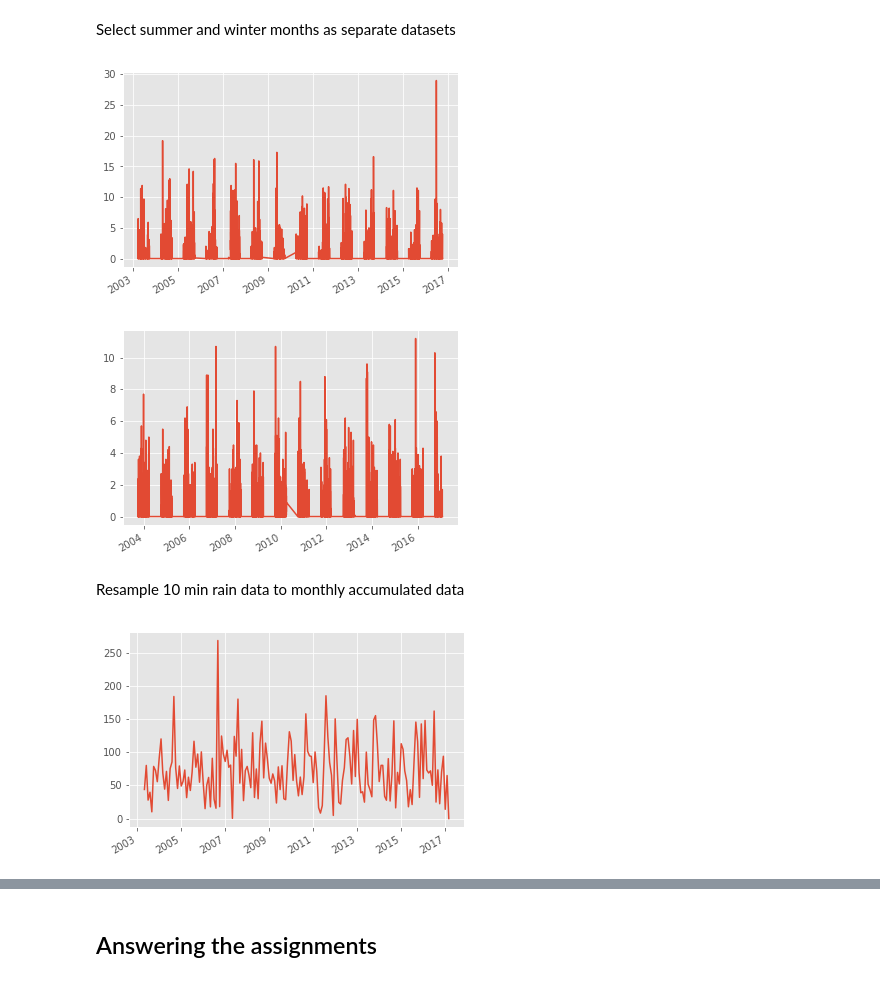
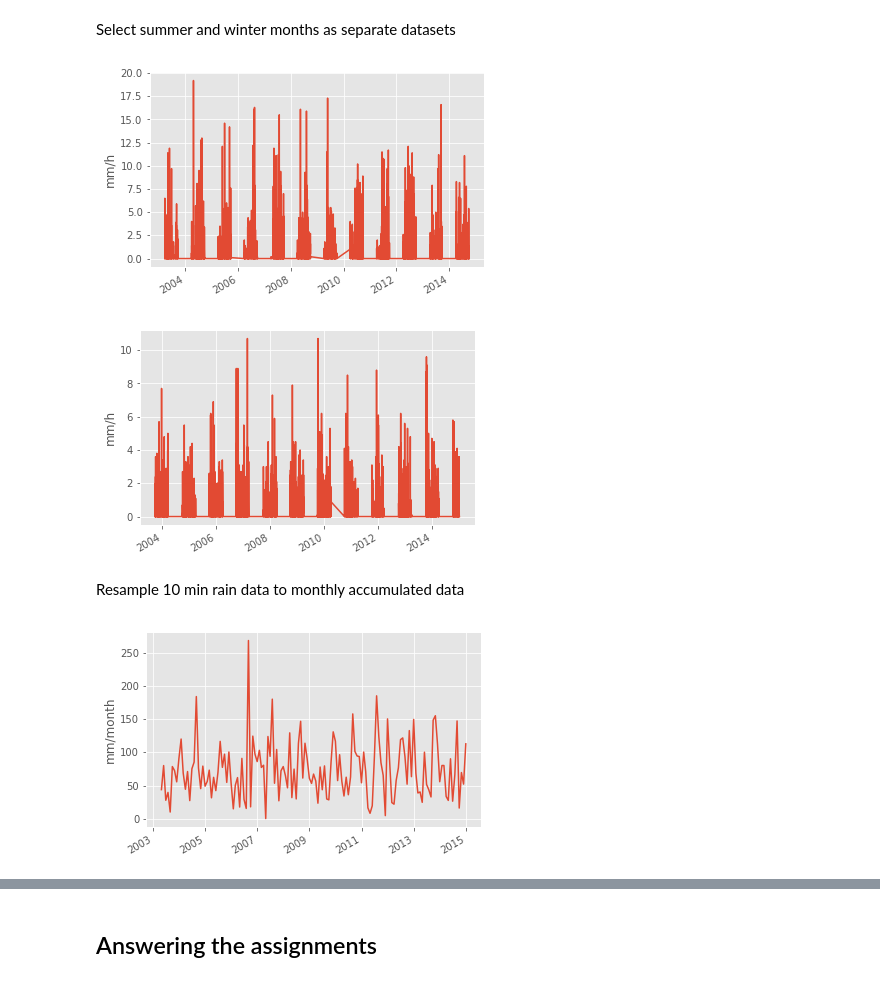
Before and after one commit to kriete/cie5703_notebooks, a Jupyter notebook: week_6_Rotterdam.ipynb, the cells around one changed output, grey strips where cells are left out. Saved outputs shown, nothing was run; the diff lists cells and outputs as text; code cells hidden in the pictures.

```diff
--- a/week_6_Rotterdam.ipynb
+++ b/week_6_Rotterdam.ipynb
@@ -13,7 +13,7 @@ plt.style.use('ggplot')
 # %% [markdown]
 Read in data
 # %%
-data = pd.read_csv('Regen10Min344.txt',skipinitialspace=True)
+data = pd.read_csv('rotterdam_rg_2003-2014.csv', skipinitialspace=True)
 # %% [markdown]
 Convert the dates to a readable format...
 # %%
@@ -90,14 +105,16 @@ mask = mask_start | mask_end
 data_winter_1h = data_1h.loc[mask]
 # %%
 plt.plot(data_summer_1h["accum_rain"])
+plt.ylabel('mm/h')
 plt.gcf().autofmt_xdate()
 # %% [output]
-[figure, old version]
+[figure, new version]
 # %%
 plt.plot(data_winter_1h["accum_rain"])
+plt.ylabel('mm/h')
 plt.gcf().autofmt_xdate()
 # %% [output]
-[figure, old version]
+[figure, new version]
 # %% [markdown]
 Resample 10 min rain data to monthly accumulated data
 # %%
@@ -106,6 +123,7 @@ data_monthly['mean_rain'] = data.R10m.resample('M').mean()
 data_monthly['accum_rain'] = data.R10m.resample('M').sum()
 # %%
 plt.plot(data_monthly["accum_rain"])
+plt.ylabel('mm/month')
 plt.gcf().autofmt_xdate()
 # %% [output]
-[figure, old version]
+[figure, new version]
```
Also changed, not shown: parts of 50 cells of this notebook, 2 other files.
